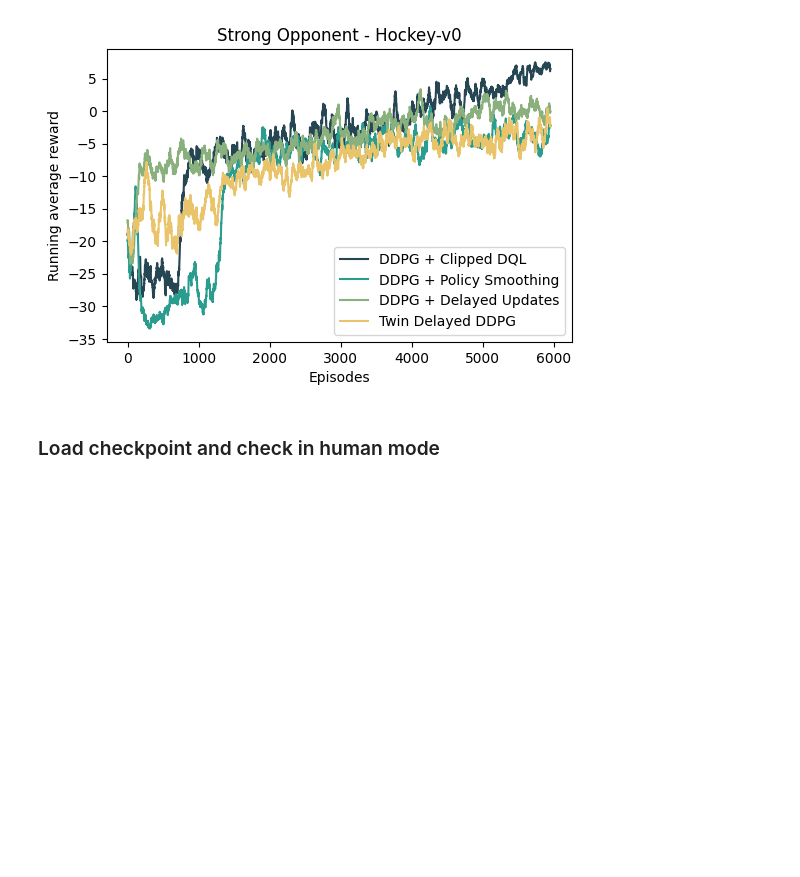
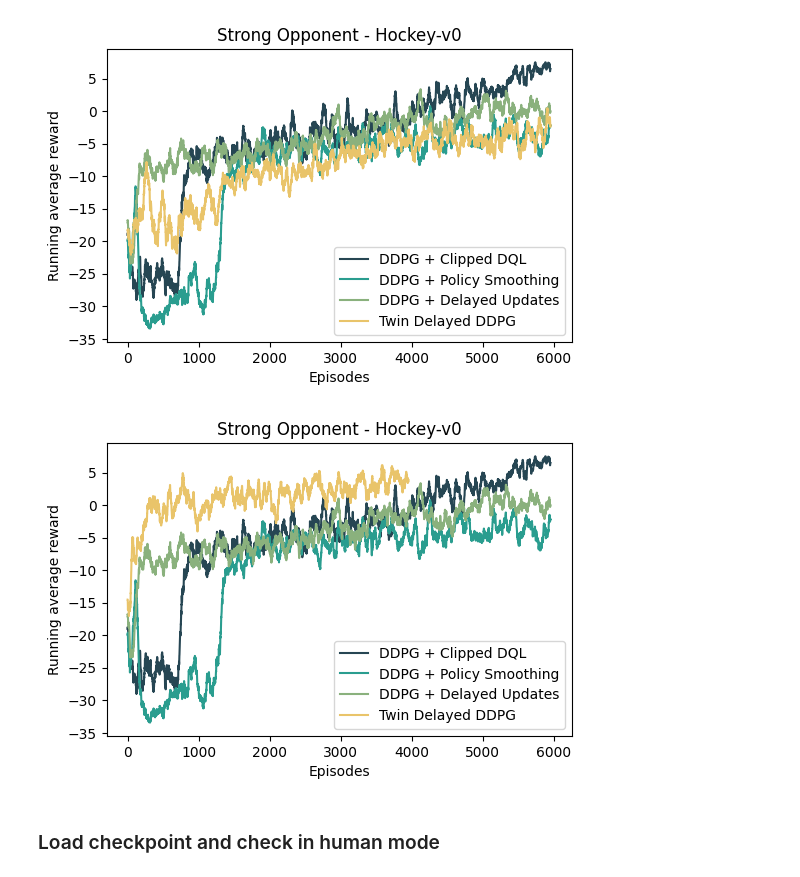
Before and after one commit to mdeppner/electric_dream_machine, a Jupyter notebook: TD3/TD3 project evaluation.ipynb, the cells around one changed output. Drawn from its saved outputs; the diff is of its cells as text; code cells hidden in the pictures; blank space fills up the shorter version.

```diff
--- a/TD3/TD3 project evaluation.ipynb
+++ b/TD3/TD3 project evaluation.ipynb
@@ -408,5 +408,3 @@ plt.savefig(f"./results/figures/hockey_contributions_individual_parts_TD3.jpg")
 plt.show()
 # %% [output]
 [figure]
-# %% [markdown]
-### Load checkpoint and check in human mode
@@ -445,0 +411,18 @@ env.close()
+# %%
+fig=plt.figure(figsize=(6,3.8))
+
+plt.plot(running_mean(rewards[0],50), color=colors[0], label="DDPG + Clipped DQL")
+plt.plot(running_mean(rewards[1],50), color=colors[1], label="DDPG + Policy Smoothing")
+plt.plot(running_mean(rewards[2],50), color=colors[2], label="DDPG + Delayed Updates")
+plt.plot(running_mean(reward_normal_01[:4000], 50), color=colors[3], label="Twin Delayed DDPG")
+
+plt.legend()
+plt.xlabel("Episodes")
+plt.ylabel("Running average reward")
+plt.title("Strong Opponent - Hockey-v0")
+plt.savefig(f"./results/figures/hockey_contributions_individual_parts_TD3_only_4000_but_better.jpg")
+plt.show()
+# %% [output]
+[figure, added]
+# %% [markdown]
+### Load checkpoint and check in human mode
```
Also changed, not shown: parts of 4 cells of this notebook, 4 other files.
